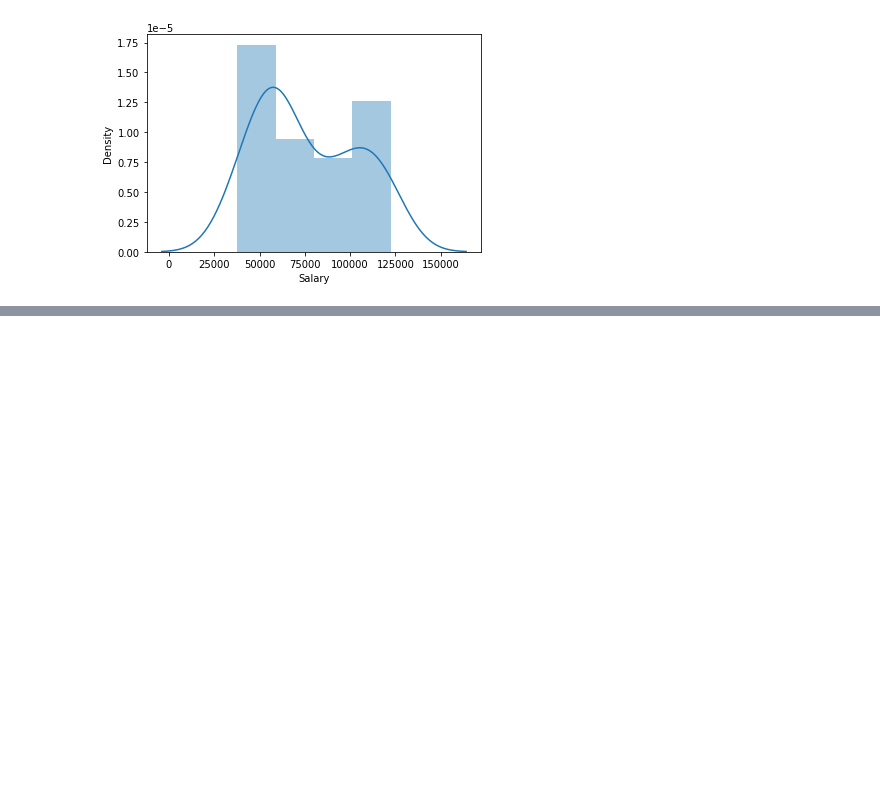
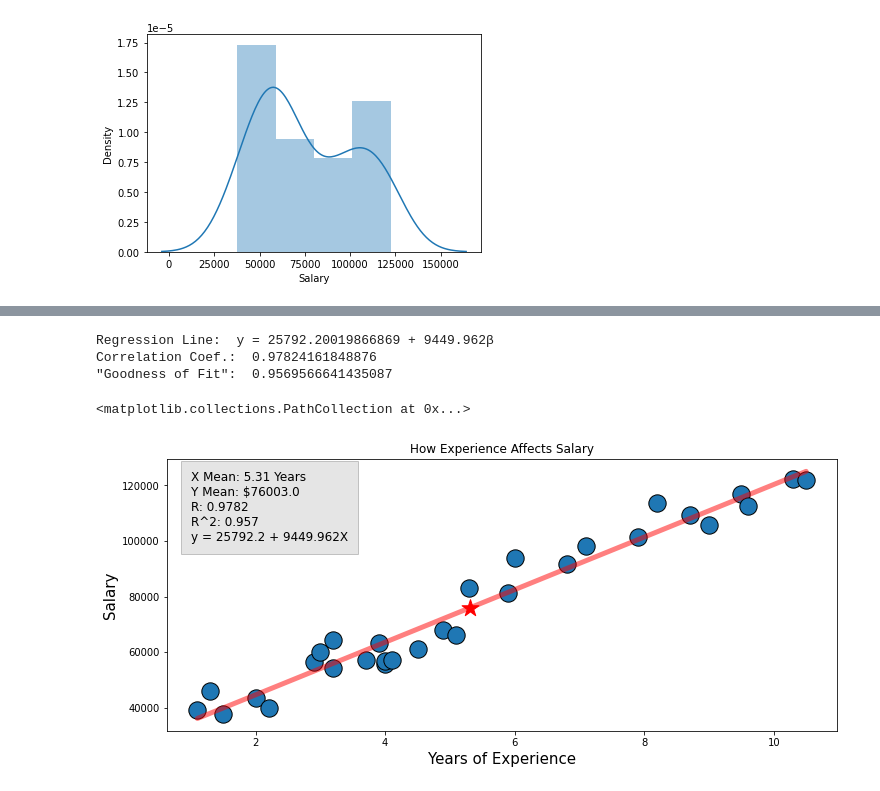
Before and after one commit to tusharsuthar4828/DataScience_Assigments, a Jupyter notebook: SimpleLinear_Salary_Data.ipynb, the cells around one changed output, grey strips where cells are left out. Saved outputs shown, nothing was run; the diff lists cells and outputs as text; code cells hidden in the pictures; blank space fills up the shorter version.

```diff
--- a/SimpleLinear_Salary_Data.ipynb
+++ b/SimpleLinear_Salary_Data.ipynb
@@ -9,4 +11,5 @@ import statsmodels.formula.api as smf
 # %%
 # import dataset
 dataset=pd.read_csv('/content/Salary_Data.csv')
-dataset
+x = dataset['YearsExperience']
+y = dataset['Salary']
@@ -123,0 +64,4 @@ dtype: float64
+# %%
+N = len(x)
+x_mean = x.mean()
+y_mean = y.mean()
@@ -123,0 +74,18 @@ dtype: float64
+# %%
+def corr_coef(x, y):
+    N = len(x)
+
+    num = (N * (x*y).sum()) - (x.sum() * y.sum())
+    den = np.sqrt((N * (x**2).sum() - x.sum()**2) * (N * (y**2).sum() - y.sum()**2))
+    R = num / den
+    return R
+# %%
+B0, B1, reg_line = linear_regression(x, y)
+print('Regression Line: ', reg_line)
+R = corr_coef(x, y)
+print('Correlation Coef.: ', R)
+print('"Goodness of Fit": ', R**2)
+# %% [output]
+Regression Line:  y = 25792.20019866869 + 9449.962β
+Correlation Coef.:  0.97824161848876
+"Goodness of Fit":  0.9569566641435087
@@ -123,0 +94,22 @@ dtype: float64
+# %%
+plt.figure(figsize=(12,5))
+plt.scatter(x, y, s=300, linewidths=1, edgecolor='black')
+text = '''X Mean: {} Years
+Y Mean: ${}
+R: {}
+R^2: {}
+y = {} + {}X'''.format(round(x.mean(), 2),
+                       round(y.mean(), 2),
+                       round(R, 4),
+                       round(R**2, 4),
+                       round(B0, 3),
+                       round(B1, 3))
+plt.text(x=1, y=100000, s=text, fontsize=12, bbox={'facecolor': 'grey', 'alpha': 0.2, 'pad': 10})
+plt.title('How Experience Affects Salary')
+plt.xlabel('Years of Experience', fontsize=15)
+plt.ylabel('Salary', fontsize=15)
+plt.plot(x, B0 + B1*x, c = 'r', linewidth=5, alpha=.5, solid_capstyle='round')
+plt.scatter(x=x.mean(), y=y.mean(), marker='*', s=10**2.5, c='r') # average point
+# %% [output]
+<matplotlib.collections.PathCollection at 0x...>
+[figure, added]
```
Also changed, not shown: parts of 22 cells of this notebook.
